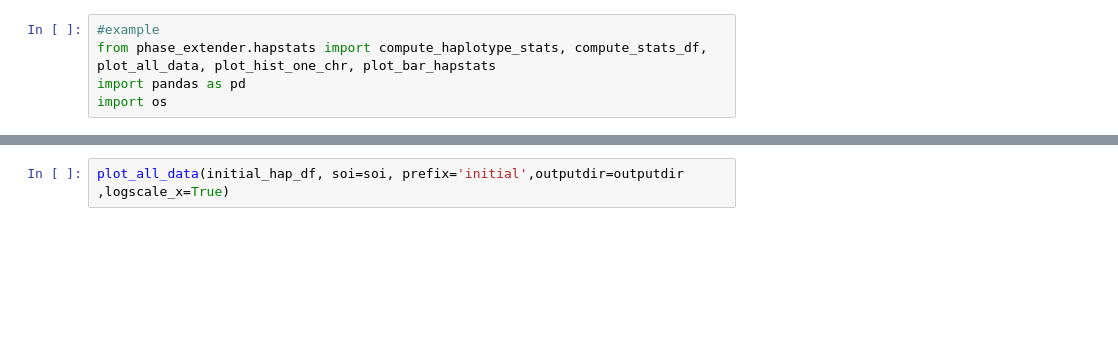
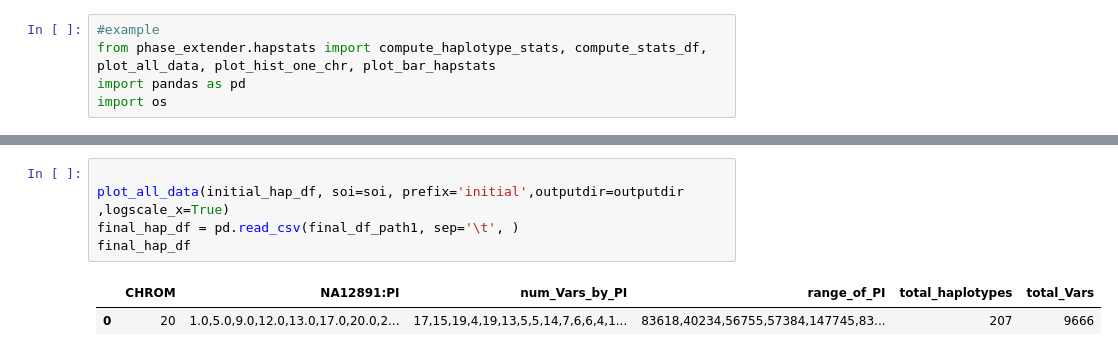
Before and after one commit to everestial/phase-extender, a Jupyter notebook: quickstart.ipynb, the cells around one changed output, grey strips where cells are left out. Cells and saved outputs as stored; diff of their text form; blank space fills up the shorter version.

```diff
--- a/quickstart.ipynb
+++ b/quickstart.ipynb
@@ -33,2 +41,8 @@ initial_hap_df
 # %%
+
 plot_all_data(initial_hap_df, soi=soi, prefix='initial',outputdir=outputdir ,logscale_x=True)
+final_hap_df = pd.read_csv(final_df_path1, sep='\t', )
+final_hap_df
+# %% [output]
+|  | CHROM | NA12891:PI | num_Vars_by_PI | range_of_PI | total_haplotypes | total_Vars |
+| 0 | 20 | 1.0,5.0,9.0,12.0,13.0,17.0,20.0,2... | 17,15,19,4,19,13,5,5,14,7,6,6,4,1... | 83618,40234,56755,57384,147745,83... | 207 | 9666 |
```
Also changed, not shown: parts of 18 cells of this notebook.
